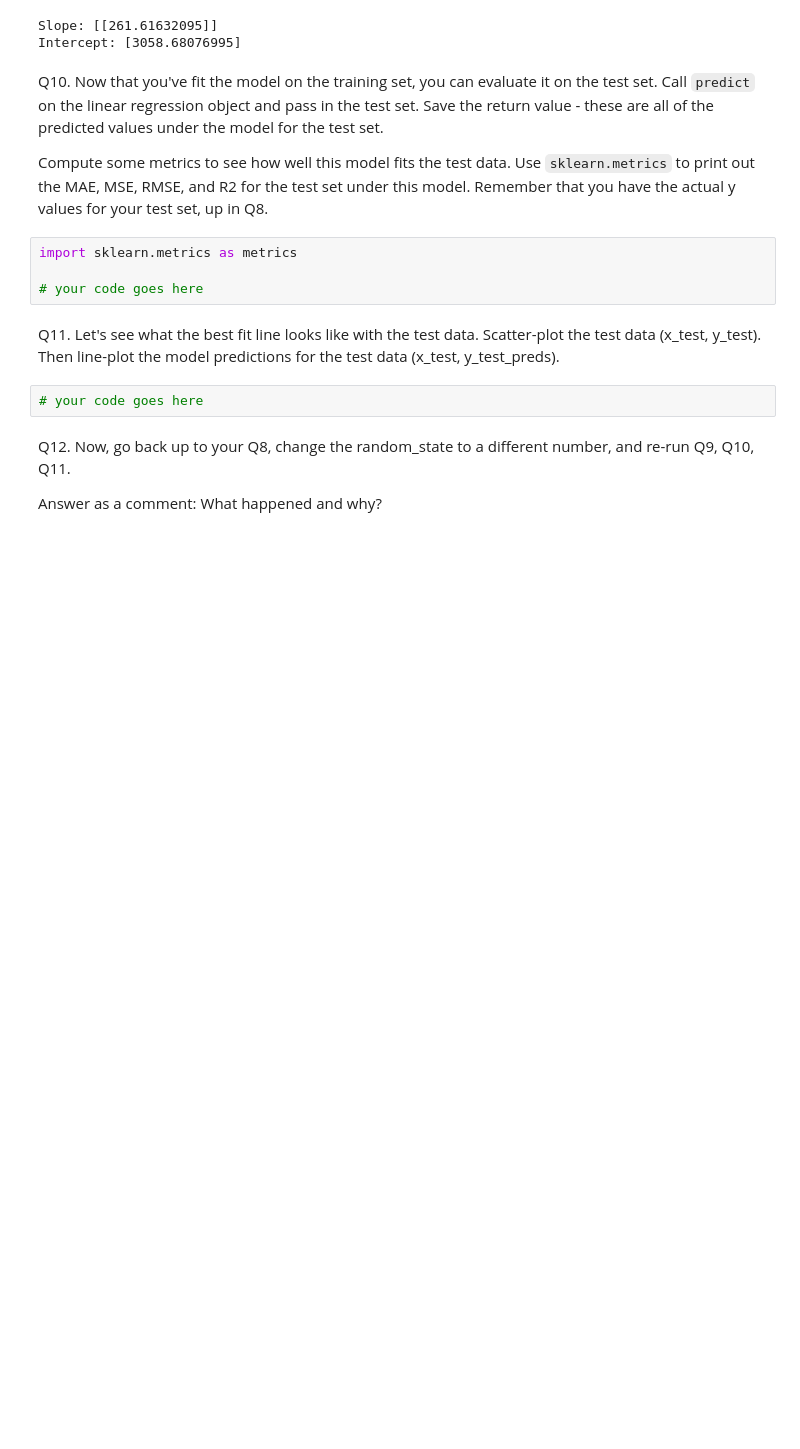
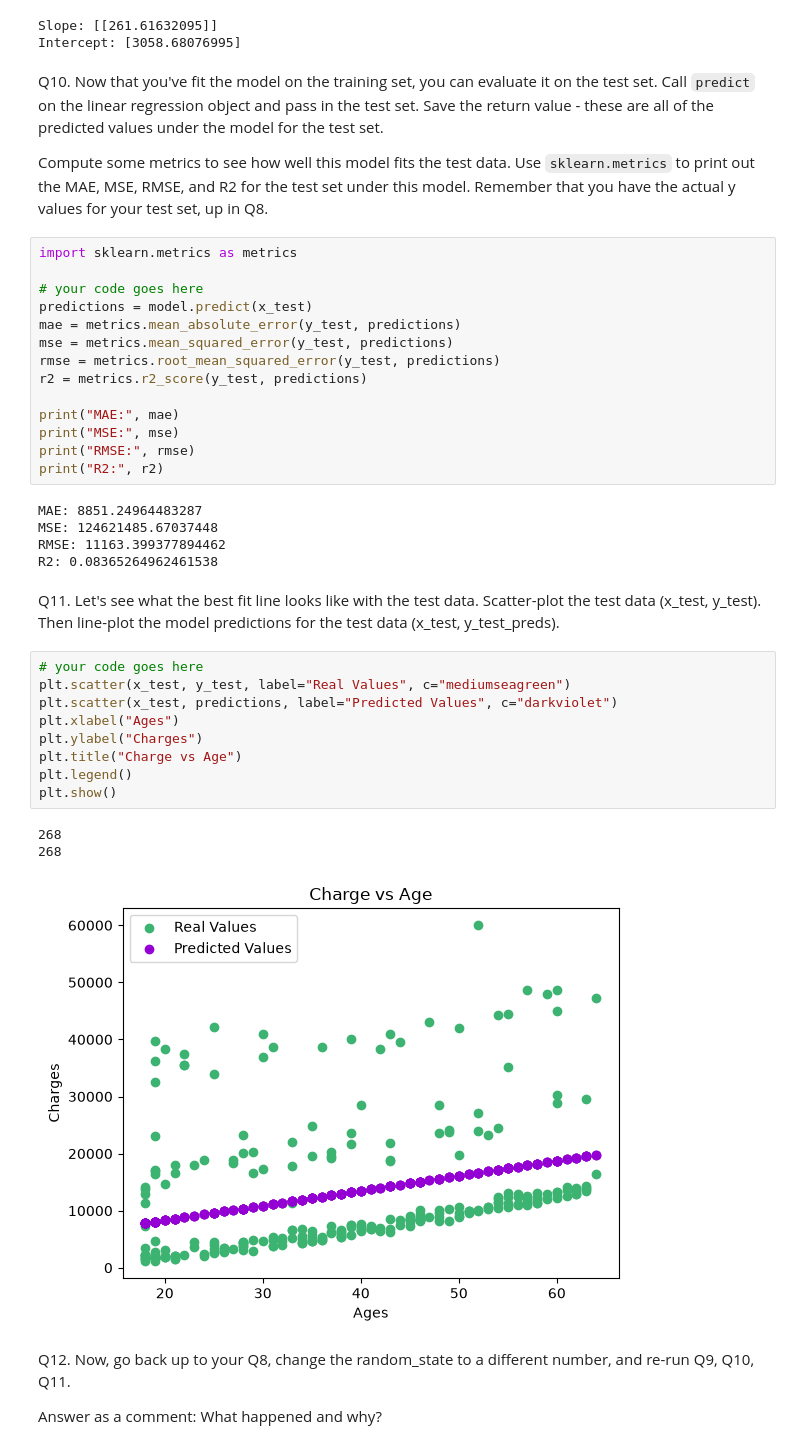
Before and after one commit to sajyra/ml_hw_3, a Jupyter notebook: Assignment3.ipynb, the cells around one changed output. Saved outputs shown, nothing was run; the diff lists cells and outputs as text; blank space fills up the shorter version.

```diff
--- a/Assignment3.ipynb
+++ b/Assignment3.ipynb
@@ -181,10 +182,36 @@ Compute some metrics to see how well this model fits the test data. Use `sklearn
 import sklearn.metrics as metrics
 
 # your code goes here
+predictions = model.predict(x_test)
+mae = metrics.mean_absolute_error(y_test, predictions)
+mse = metrics.mean_squared_error(y_test, predictions)
+rmse = metrics.root_mean_squared_error(y_test, predictions)
+r2 = metrics.r2_score(y_test, predictions)
+
+print("MAE:", mae)
+print("MSE:", mse)
+print("RMSE:", rmse)
+print("R2:", r2)
+# %% [output]
+MAE: 8851.24964483287
+MSE: 124621485.67037448
+RMSE: 11163.399377894462
+R2: 0.08365264962461538
 # %% [markdown]
 Q11. Let's see what the best fit line looks like with the test data. Scatter-plot the test data (x_test, y_test). Then line-plot the model predictions for the test data (x_test, y_test_preds).
 # %%
 # your code goes here
+plt.scatter(x_test, y_test, label="Real Values", c="mediumseagreen")
+plt.scatter(x_test, predictions, label="Predicted Values", c="darkviolet")
+plt.xlabel("Ages")
+plt.ylabel("Charges")
+plt.title("Charge vs Age")
+plt.legend()
+plt.show()
+# %% [output]
+268
+268
+[figure, added]
 # %% [markdown]
 Q12. Now, go back up to your Q8, change the random_state to a different number, and re-run Q9, Q10, Q11.
 
```
Also changed, not shown: parts of 4 cells of this notebook.
